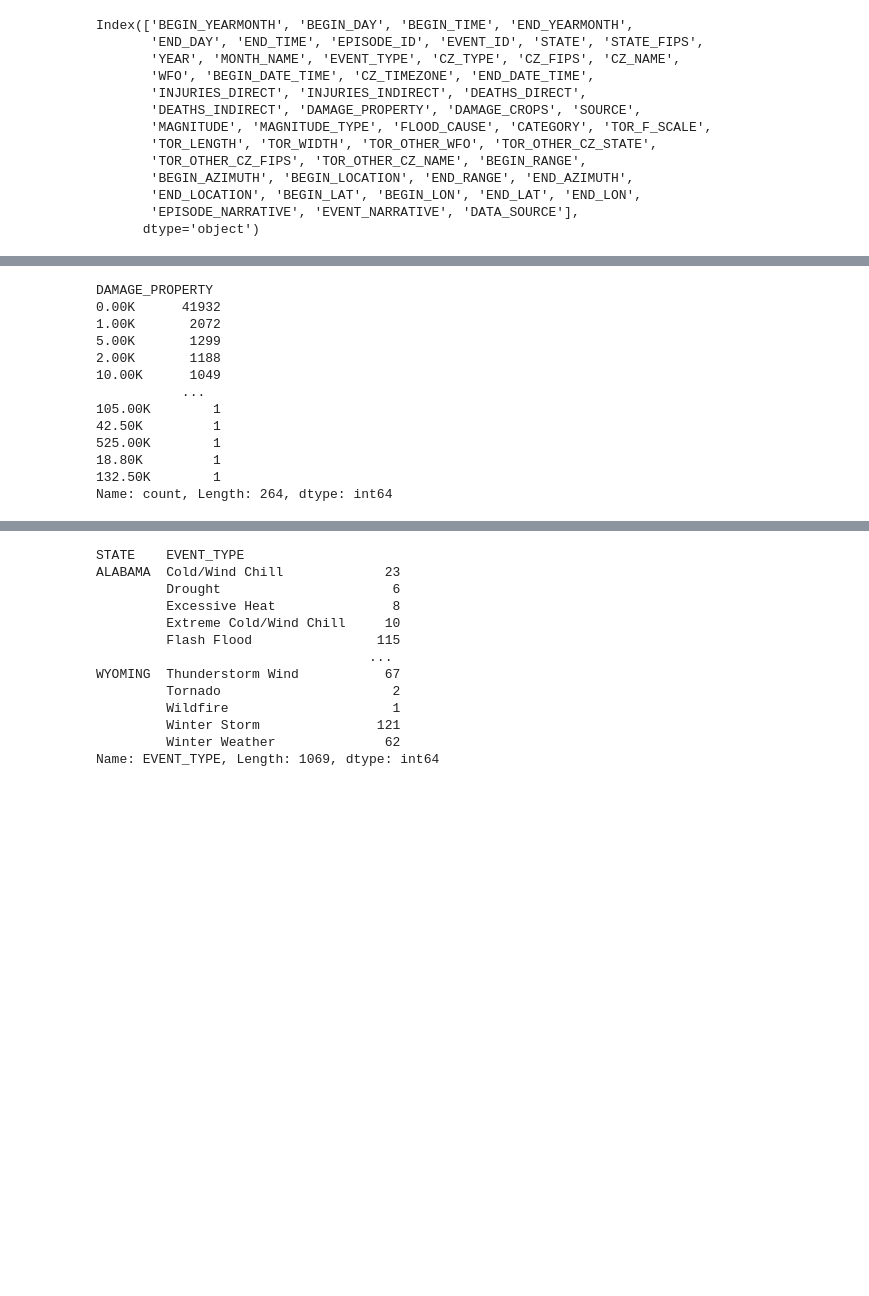
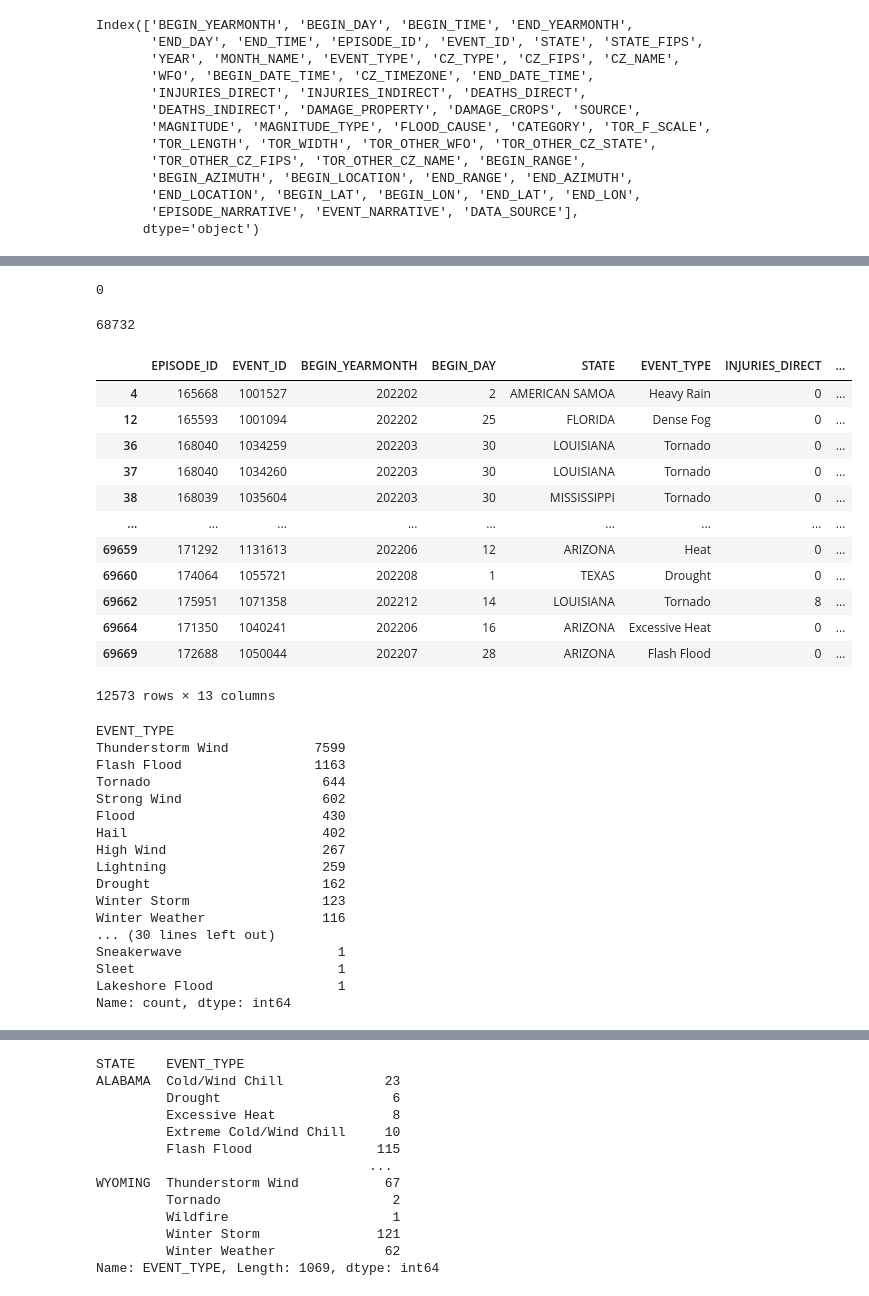
Before and after one commit to elizabethmorgan26/team1, a Jupyter notebook: Initial_data_analysis.ipynb, the cells around one changed output, grey strips where cells are left out. Drawn from its saved outputs; the diff is of its cells as text; code cells hidden in the pictures; blank space fills up the shorter version.

```diff
--- a/Initial_data_analysis.ipynb
+++ b/Initial_data_analysis.ipynb
@@ -119,7 +140,7 @@ Index(['BEGIN_YEARMONTH', 'BEGIN_DAY', 'BEGIN_TIME', 'END_YEARMONTH',
        'EPISODE_NARRATIVE', 'EVENT_NARRATIVE', 'DATA_SOURCE'],
       dtype='object')
 # %%
-cols = ['EPISODE_ID','BEGIN_YEARMONTH','BEGIN_DAY','STATE', 'EVENT_TYPE', 'INJURIES_DIRECT', 'INJURIES_INDIRECT', 'DEATHS_DIRECT',
+cols = ['EPISODE_ID','EVENT_ID','BEGIN_YEARMONTH','BEGIN_DAY','STATE', 'EVENT_TYPE', 'INJURIES_DIRECT', 'INJURIES_INDIRECT', 'DEATHS_DIRECT',
        'DEATHS_INDIRECT', 'DAMAGE_PROPERTY', 'DAMAGE_CROPS', 'SOURCE']
 
 clean = storms_2022[cols]
@@ -147,0 +195,4 @@ memory usage: 6.4+ MB
+# %%
+clean.loc[:,"DAMAGE_PROPERTY"]=clean["DAMAGE_PROPERTY"].fillna("0.00K")
+clean.loc[:,"DAMAGE_CROPS"]=clean["DAMAGE_CROPS"].fillna("0.00K")
+clean.iloc[27,:]
@@ -148,16 +214,50 @@ memory usage: 6.4+ MB
+# %%
+len(clean[clean["DAMAGE_CROPS"].isna()])
+# %% [output]
+0
+# %%
+len(clean[clean["DAMAGE_CROPS"] == "0.00K"])
+# %% [output]
+68732
+# %%
+clean_no_zeros = clean.loc[(clean["INJURIES_DIRECT"] != 0)|
+                            (clean["INJURIES_INDIRECT"]!= 0)|
+                            (clean["DEATHS_DIRECT"]!= 0)|
+                            (clean["DEATHS_INDIRECT"]!= 0)|
+                            (clean["DAMAGE_PROPERTY"]!= "0.00K")|
+                            (clean["DAMAGE_CROPS"]!= "0.00K")]
+clean_no_zeros
+# %% [output]
+|  | EPISODE_ID | EVENT_ID | BEGIN_YEARMONTH | BEGIN_DAY | STATE | EVENT_TYPE | INJURIES_DIRECT | ... |
+| 4 | 165668 | 1001527 | 202202 | 2 | AMERICAN SAMOA | Heavy Rain | 0 | ... |
+| 12 | 165593 | 1001094 | 202202 | 25 | FLORIDA | Dense Fog | 0 | ... |
+| 36 | 168040 | 1034259 | 202203 | 30 | LOUISIANA | Tornado | 0 | ... |
+| 37 | 168040 | 1034260 | 202203 | 30 | LOUISIANA | Tornado | 0 | ... |
+| 38 | 168039 | 1035604 | 202203 | 30 | MISSISSIPPI | Tornado | 0 | ... |
+| ... | ... | ... | ... | ... | ... | ... | ... | ... |
+| 69659 | 171292 | 1131613 | 202206 | 12 | ARIZONA | Heat | 0 | ... |
+| 69660 | 174064 | 1055721 | 202208 | 1 | TEXAS | Drought | 0 | ... |
+| 69662 | 175951 | 1071358 | 202212 | 14 | LOUISIANA | Tornado | 8 | ... |
+| 69664 | 171350 | 1040241 | 202206 | 16 | ARIZONA | Excessive Heat | 0 | ... |
+| 69669 | 172688 | 1050044 | 202207 | 28 | ARIZONA | Flash Flood | 0 | ... |
+12573 rows × 13 columns
 # %%
-clean["DAMAGE_PROPERTY"].value_counts()
+clean_no_zeros["EVENT_TYPE"].value_counts()
 # %% [output]
-DAMAGE_PROPERTY
-0.00K      41932
-1.00K       2072
-5.00K       1299
-2.00K       1188
-10.00K      1049
-           ...
-105.00K        1
-42.50K         1
-525.00K        1
-18.80K         1
-132.50K        1
-Name: count, Length: 264, dtype: int64
+EVENT_TYPE
+Thunderstorm Wind           7599
+Flash Flood                 1163
+Tornado                      644
+Strong Wind                  602
+Flood                        430
+Hail                         402
+High Wind                    267
+Lightning                    259
+Drought                      162
+Winter Storm                 123
+Winter Weather               116
+... (30 lines left out)
+Sneakerwave                    1
+Sleet                          1
+Lakeshore Flood                1
+Name: count, dtype: int64
```
Also changed, not shown: parts of 13 cells of this notebook.
